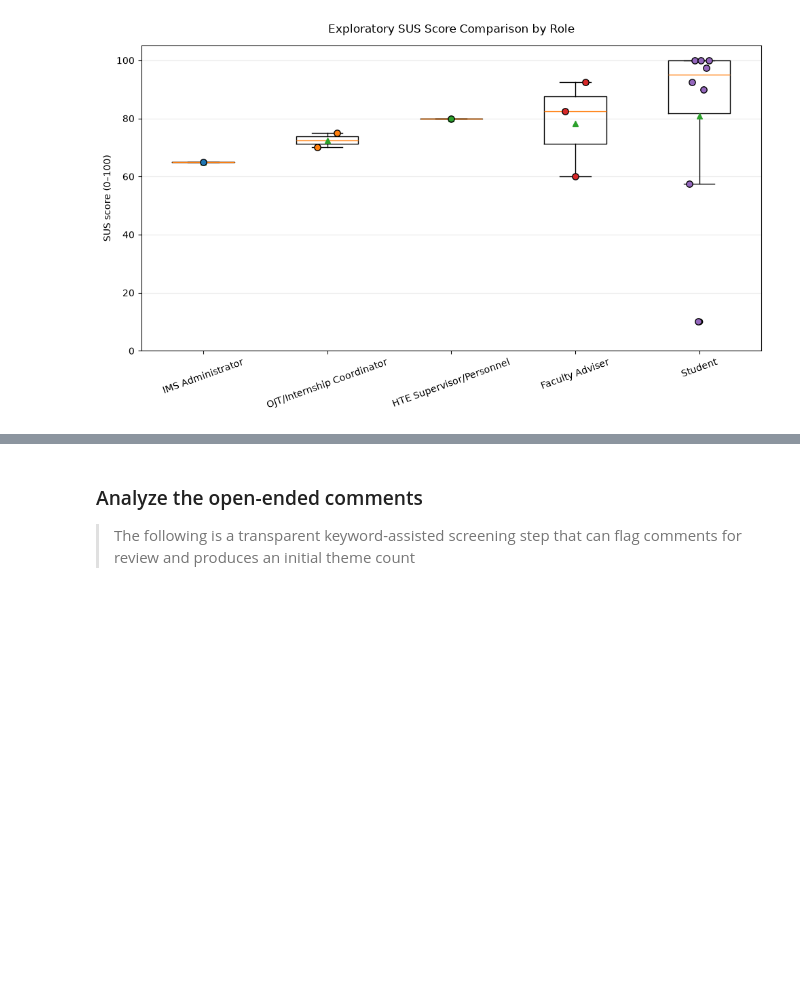
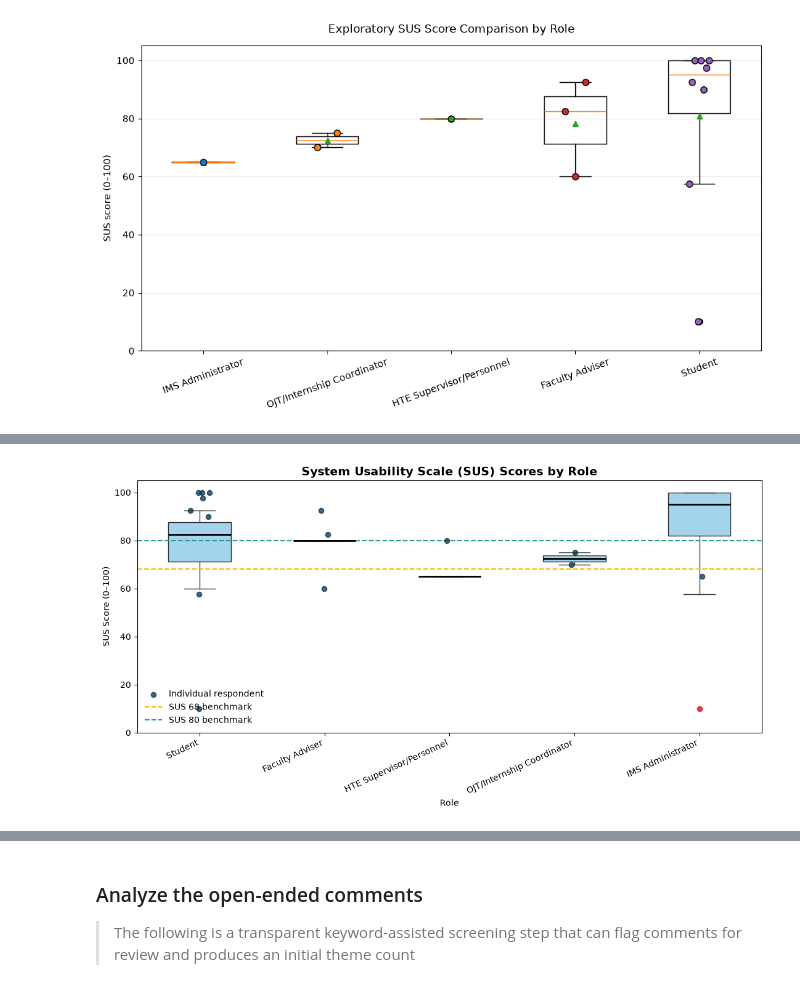
Before and after one commit to imperionite/testbed-requirements, a Jupyter notebook: sus_analysis.ipynb, the cells around one changed output, grey strips where cells are left out. Cells and saved outputs as stored; diff of their text form; code cells hidden in the pictures; blank space fills up the shorter version.

```diff
--- a/sus_analysis.ipynb
+++ b/sus_analysis.ipynb
@@ -531,0 +651,71 @@ plt.show()
+# %%
+# --------------------------------------------------
+# FIGURE: SUS SCORE DISTRIBUTION BY ROLE (Box Plot)
+# --------------------------------------------------
+
+role_order = (
+    analysis
+    .groupby("Role")["SUS_Score"]
+    .median()
+    .sort_values(ascending=False)
+    .index.tolist()
+)
+
+fig, ax = plt.subplots(figsize=(11, 6))
+
+# Box plot
+analysis.boxplot(
+    column="SUS_Score",
+    by="Role",
+    ax=ax,
+    grid=False,
+    patch_artist=True,
+    medianprops={"color": "black", "linewidth": 2},
+    boxprops={"facecolor": "#8ecae6", "alpha": 0.8},
+    whiskerprops={"color": "#333333"},
+    capprops={"color": "#333333"},
+    flierprops={
+        "marker": "o",
+        "markerfacecolor": "#e63946",
+        "markeredgecolor": "#e63946"
+    }
+)
+
+# Overlay individual respondent scores
+for i, role in enumerate(role_order, start=1):
+    role_scores = analysis.loc[analysis["Role"] == role, "SUS_Score"]
+    ax.scatter(
+        np.full(len(role_scores), i) + np.random.uniform(-0.08, 0.08, len(role_scores)),
+        role_scores,
+        color="#023047",
+        alpha=0.75,
+        s=35,
+        zorder=3,
+        label="Individual respondent" if i == 1 else None
+    )
+
+# SUS interpretation reference lines
+ax.axhline(68, color="#ffb703", linestyle="--", linewidth=1.5, label="SUS 68 benchmark")
+ax.axhline(80, color="#2a9d8f", linestyle="--", linewidth=1.5, label="SUS 80 benchmark")
+
+ax.set_title("System Usability Scale (SUS) Scores by Role", fontsize=14, weight="bold")
+ax.set_xlabel("Role")
+ax.set_ylabel("SUS Score (0–100)")
+ax.set_ylim(0, 105)
+ax.set_xticklabels(role_order, rotation=25, ha="right")
+
+# Remove automatic pandas subtitle
+plt.suptitle("")
+
+ax.legend(loc="lower left", frameon=False)
+plt.tight_layout()
+
+fig.savefig(
+    FIGURE_DIR / "sus_scores_by_role_boxplot.png",
+    dpi=300,
+    bbox_inches="tight"
+)
+
+plt.show()
+# %% [output]
+[figure, added]
```
Also changed, not shown: parts of 6 cells of this notebook, 4 other files.
